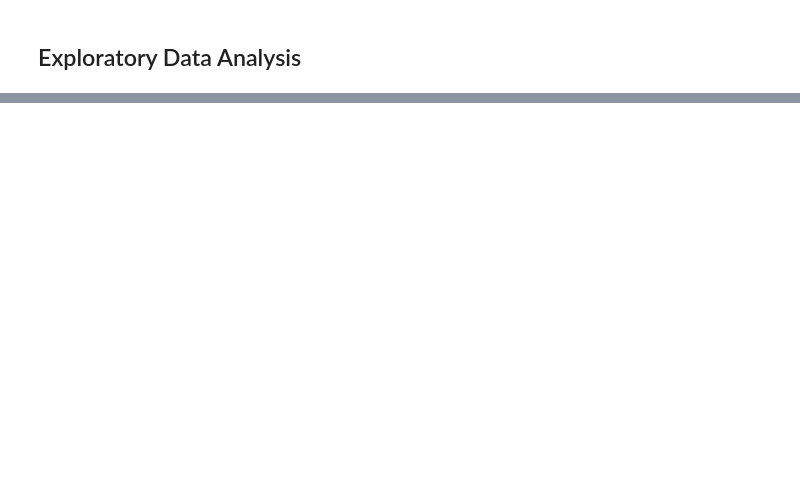
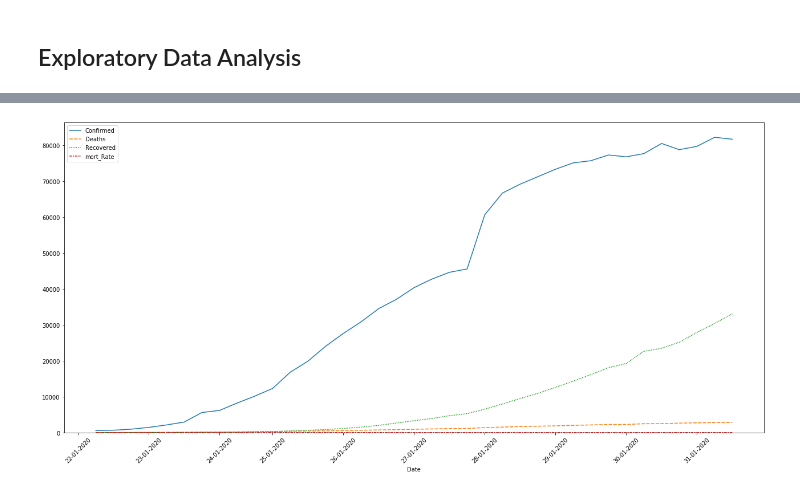
Before and after one commit to bghaendler/BJBS-AI-Lab, a Jupyter notebook: BJBS_AI_Lab_Session_02_CoronaVirus_Conv2019.ipynb, the cells around one changed output, grey strips where cells are left out. Saved outputs shown, nothing was run; the diff lists cells and outputs as text; code cells hidden in the pictures; blank space fills up the shorter version.

```diff
--- a/BJBS_AI_Lab_Session_02_CoronaVirus_Conv2019.ipynb
+++ b/BJBS_AI_Lab_Session_02_CoronaVirus_Conv2019.ipynb
@@ -169,0 +39,19 @@ df_corona.loc[df_corona["Province/State"] =="Hunan"].sort_values(by="Date")
+# %%
+from datetime import date, timedelta
+
+sdate = date(2020, 1, 22)   # start date
+edate = date.today()   # end date
+
+delta = edate - sdate       # as timedelta
+
+appended_data = []
+for i in range(delta.days + 1):
+    day = sdate + timedelta(days=i)
+    #print(day.strftime('%m-%d-%Y'))
+    try:
+      df = pd.read_csv(githubLoc + day.strftime('%m-%d-%Y')+".csv", parse_dates=True)
+      appended_data.append(df)
+    except:
+      pass
+df_corona = pd.concat(appended_data)
+df_corona["Last Update"] = df_corona["Last Update"].astype('datetime64[D]')
@@ -169,0 +72,5 @@ df_corona.loc[df_corona["Province/State"] =="Hunan"].sort_values(by="Date")
+# %%
+df_corona["Last Update"] = df_corona["Last Update"].astype('datetime64[D]')
+df_corona["Date"] = df_corona["Last Update"].astype('datetime64[D]')
+df_corona['Country/Region'].replace({'Mainland China':'China'},inplace=True)
+df_corona.fillna(value=0, inplace=True)
@@ -169,0 +79,4 @@ df_corona.loc[df_corona["Province/State"] =="Hunan"].sort_values(by="Date")
+# %%
+df_byDate = df_corona.groupby(by=["Date"]).sum().reset_index().sort_values(by="Date").set_index("Date")
+df_byDate["mort_Rate"] =(df_byDate["Deaths"]/df_byDate["Confirmed"])*100
+df_byDate.tail(10)
@@ -169,0 +98,4 @@ df_corona.loc[df_corona["Province/State"] =="Hunan"].sort_values(by="Date")
+# %%
+nb_cases_day = df_corona.groupby(by=["Date"]).sum().reset_index().sort_values(by="Date").set_index("Date").diff().fillna(value=0)
+nb_cases_day_China = df_corona.loc[df_corona["Country/Region"] == "China"].groupby(by=["Date"]).sum().reset_index().sort_values(by="Date").set_index("Date").diff().fillna(value=0)
+nb_cases_day_China.tail()
@@ -169,0 +110,9 @@ df_corona.loc[df_corona["Province/State"] =="Hunan"].sort_values(by="Date")
+# %%
+fig, ax = plt.subplots(figsize = (22,10))
+fig = sns.lineplot(
+    data=df_byDate)
+fig.set_xticklabels(nb_cases_day.reset_index()['Date'].dt.strftime('%d-%m-%Y'))
+fig.set_xticklabels(fig.get_xticklabels(), rotation=45)
+fig.axis(ymin=0);
+# %% [output]
+[figure, added]
```
Also changed, not shown: parts of 149 cells of this notebook.
